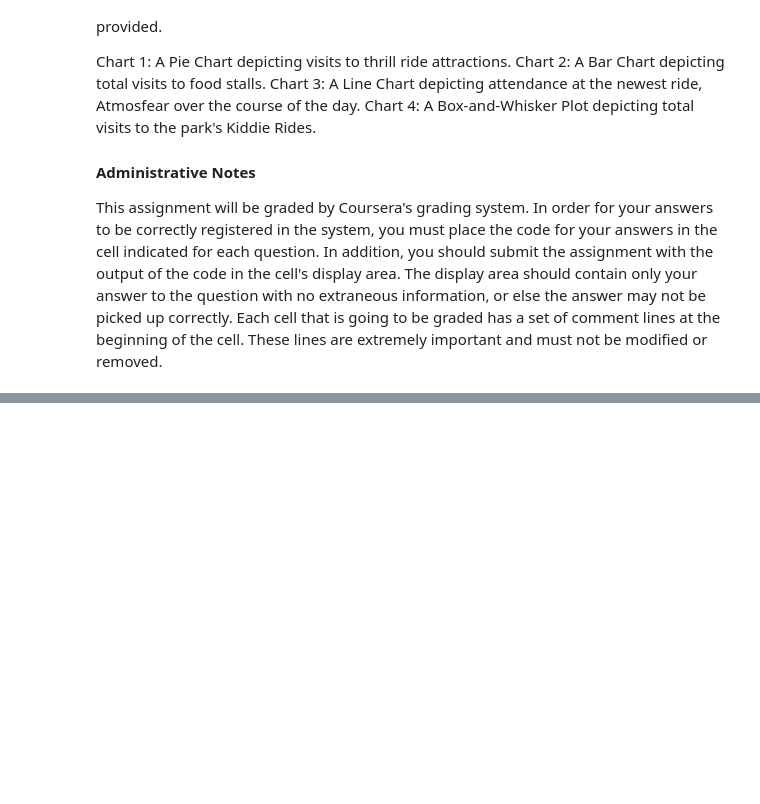
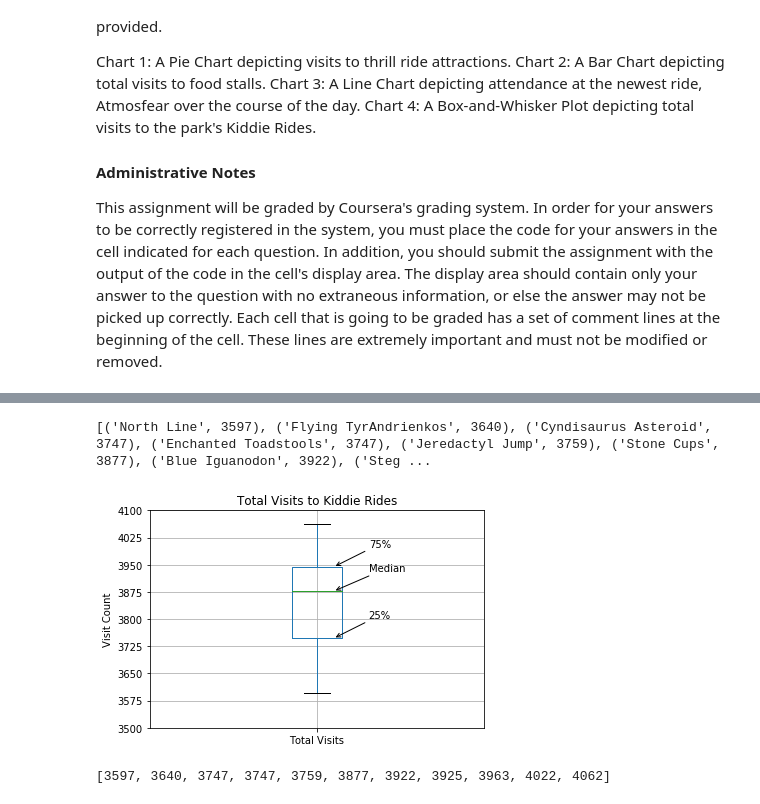
Before and after one commit to claudiordgz/asu-mcs, a Jupyter notebook: CSE578/programming-assignments/Assignment 2.ipynb, the cells around one changed output, grey strips where cells are left out. Cells and saved outputs as stored; diff of their text form; code cells hidden in the pictures; blank space fills up the shorter version.

```diff
--- a/CSE578/programming-assignments/Assignment 2.ipynb
+++ b/CSE578/programming-assignments/Assignment 2.ipynb
@@ -53,0 +163,56 @@ This assignment will be graded by Coursera's grading system. In order for your a
+# %%
+# Graded Cell, PartID: zdzaT
+# Make a box plot of total visits to rides in the Kiddie Rides category. For
+#  this question, display the box plot in the notebook and print the number of
+#  visits to each ride as a list (ex: [3, 4, 5, 6, ...])
+c.execute("""
+    SELECT attraction.Name, count(attraction.AttractionID) as visits
+    FROM checkin
+    LEFT JOIN attraction ON checkin.attraction = attraction.AttractionID
+    WHERE attraction.Category LIKE '%Kiddie Rides%'
+    GROUP BY attraction.Name
+    ORDER BY visits
+    """)
+
+def annotate_boxplot(bpdict, annotate_params=None,
+                     x_offset=0.05, x_loc=0,
+                     text_offset_x=35,
+                     text_offset_y=20):
+    """Annotates a matplotlib boxplot with labels marking various centile levels.
+
+    Parameters:
+    - bpdict: The dict returned from the matplotlib `boxplot` function. If you're using pandas you can
+    get this dict by setting `return_type='dict'` when calling `df.boxplot()`.
+    - annotate_params: Extra parameters for the plt.annotate function. The default setting uses standard arrows
+    and offsets the text based on other parameters passed to the function
+    - x_offset: The offset from the centre of the boxplot to place the heads of the arrows, in x axis
+    units (normally just 0-n for n boxplots). Values between around -0.15 and 0.15 seem to work well
+    - x_loc: The x axis location of the boxplot to annotate. Usually just the number of the boxplot, counting
+    from the left and starting at zero.
+    text_offset_x: The x offset from the arrow head location to place the associated text, in 'figure points' units
+    text_offset_y: The y offset from the arrow head location to place the associated text, in 'figure points' units
+    """
+    if annotate_params is None:
+        annotate_params = dict(xytext=(text_offset_x, text_offset_y), textcoords='offset points', arrowprops={'arrowstyle':'->'})
+
+    plt.annotate('Median', (x_loc + 1 + x_offset, bpdict['medians'][x_loc].get_ydata()[0]), **annotate_params)
+    plt.annotate('25%', (x_loc + 1 + x_offset, bpdict['boxes'][x_loc].get_ydata()[0]), **annotate_params)
+    plt.annotate('75%', (x_loc + 1 + x_offset, bpdict['boxes'][x_loc].get_ydata()[2]), **annotate_params)
+
+kiddie_rides_data = c.fetchall()
+print(kiddie_rides_data)
+kiddie_rides_visits = pd.DataFrame.from_records(kiddie_rides_data, columns=['Kiddie Ride Name', 'Total Visits'])
+bpdict = kiddie_rides_visits.boxplot(whis=[0, 100], return_type='dict')
+annotate_boxplot(bpdict)
+
+plt.ylabel('Visit Count')
+
+plt.yticks([i for i in range(3500, 4100, 75)] + [4100])
+plt.title('Total Visits to Kiddie Rides')
+plt.show()
+
+print(kiddie_rides_visits['Total Visits'].values.tolist())
+# %% [output]
+[('North Line', 3597), ('Flying TyrAndrienkos', 3640), ('Cyndisaurus Asteroid', 3747), ('Enchanted Toadstools', 3747), ('Jeredactyl Jump', 3759), ('Stone Cups', 3877), ('Blue Iguanodon', 3922), ('Steg ...
+[figure, added]
+[3597, 3640, 3747, 3747, 3759, 3877, 3922, 3925, 3963, 4022, 4062]
```
Also changed, not shown: parts of 6 cells of this notebook.
